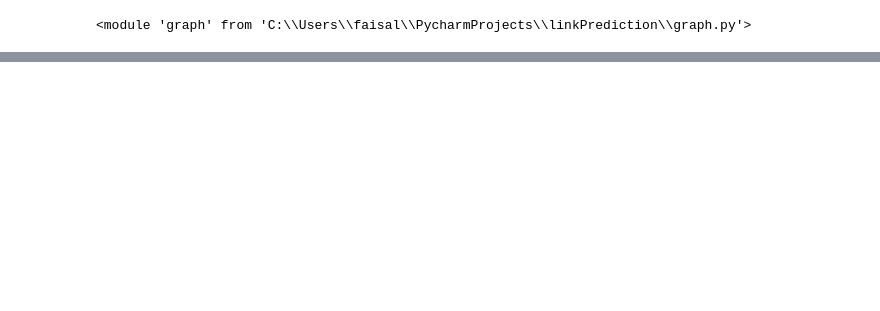
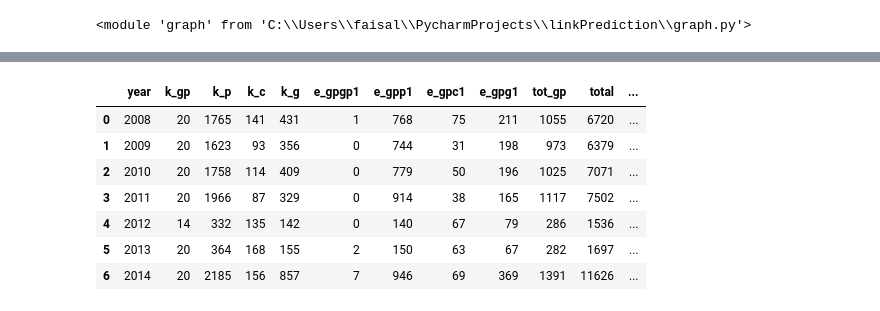
Before and after one commit to ffaisal93/linkPrediction, a Jupyter notebook: Link_Analysis.ipynb, the cells around one changed output, grey strips where cells are left out. Cells and saved outputs as stored; diff of their text form; code cells hidden in the pictures; blank space fills up the shorter version.

```diff
--- a/Link_Analysis.ipynb
+++ b/Link_Analysis.ipynb
@@ -270,0 +323,11 @@ pos in time series: 1294 neg in time series: 11032 pos-neg ratio: 0.117295141406
+# %%
+gr_type
+# %% [output]
+|  | year | k_gp | k_p | k_c | k_g | e_gpgp1 | e_gpp1 | e_gpc1 | e_gpg1 | tot_gp | total | ... |
+| 0 | 2008 | 20 | 1765 | 141 | 431 | 1 | 768 | 75 | 211 | 1055 | 6720 | ... |
+| 1 | 2009 | 20 | 1623 | 93 | 356 | 0 | 744 | 31 | 198 | 973 | 6379 | ... |
+| 2 | 2010 | 20 | 1758 | 114 | 409 | 0 | 779 | 50 | 196 | 1025 | 7071 | ... |
+| 3 | 2011 | 20 | 1966 | 87 | 329 | 0 | 914 | 38 | 165 | 1117 | 7502 | ... |
+| 4 | 2012 | 14 | 332 | 135 | 142 | 0 | 140 | 67 | 79 | 286 | 1536 | ... |
+| 5 | 2013 | 20 | 364 | 168 | 155 | 2 | 150 | 63 | 67 | 282 | 1697 | ... |
+| 6 | 2014 | 20 | 2185 | 156 | 857 | 7 | 946 | 69 | 369 | 1391 | 11626 | ... |
```
Also changed, not shown: parts of 8 cells of this notebook, 5 other files.
